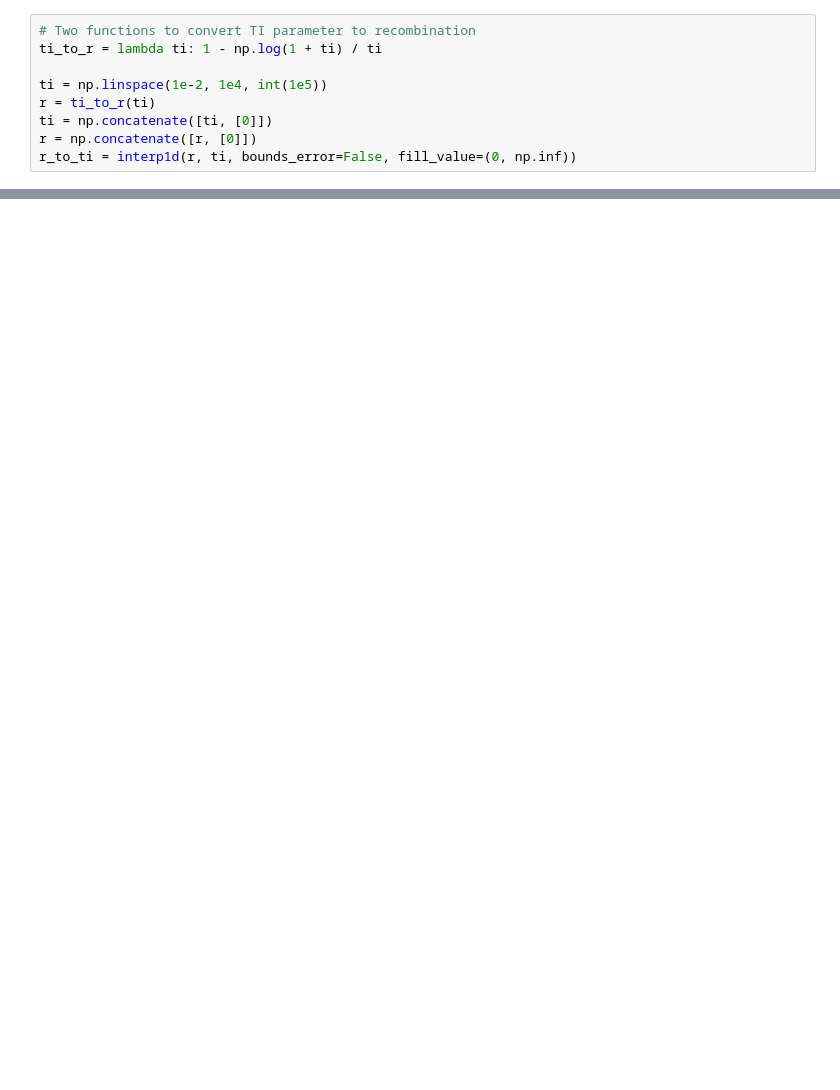
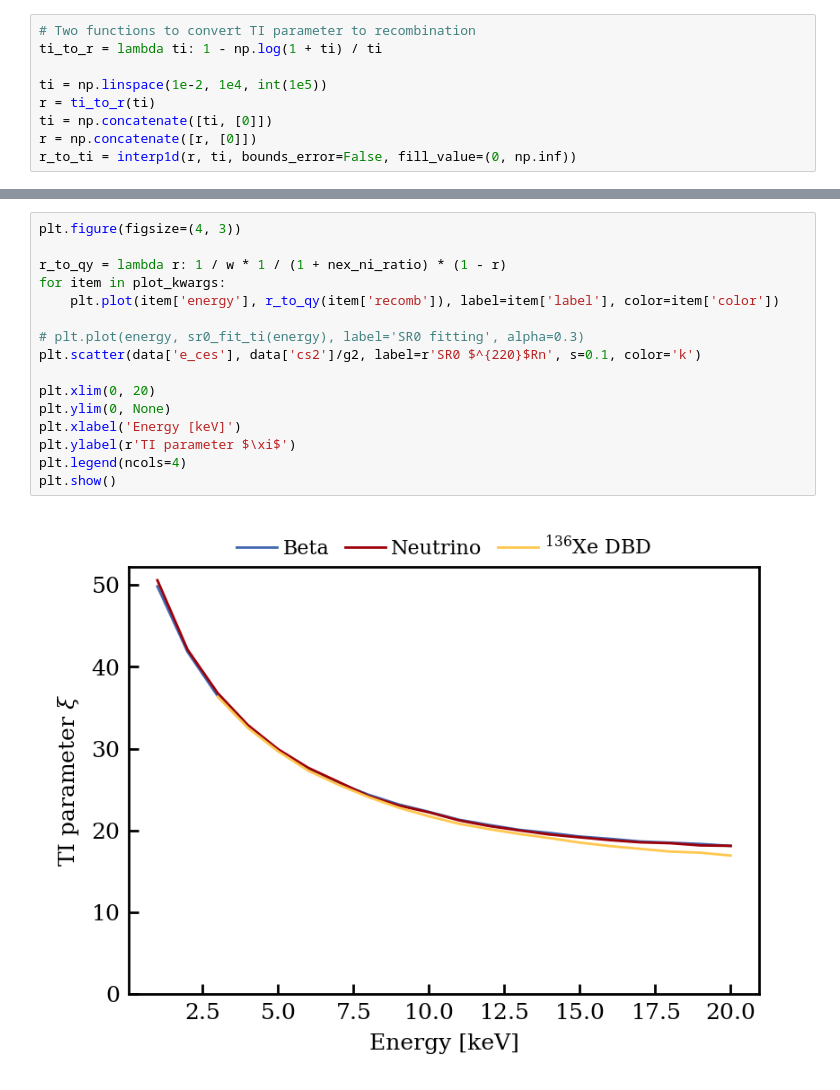
Before and after one commit to zihaoxu98/ERRecombStudy, a Jupyter notebook: python/get_recomb.ipynb, the cells around one changed output, grey strips where cells are left out. Saved outputs shown, nothing was run; the diff lists cells and outputs as text; blank space fills up the shorter version.

```diff
--- a/python/get_recomb.ipynb
+++ b/python/get_recomb.ipynb
@@ -119,0 +194,18 @@ plt.show()
+# %%
+plt.figure(figsize=(4, 3))
+
+r_to_qy = lambda r: 1 / w * 1 / (1 + nex_ni_ratio) * (1 - r)
+for item in plot_kwargs:
+    plt.plot(item['energy'], r_to_qy(item['recomb']), label=item['label'], color=item['color'])
+
+# plt.plot(energy, sr0_fit_ti(energy), label='SR0 fitting', alpha=0.3)
+plt.scatter(data['e_ces'], data['cs2']/g2, label=r'SR0 $^{220}$Rn', s=0.1, color='k')
+
+plt.xlim(0, 20)
+plt.ylim(0, None)
+plt.xlabel('Energy [keV]')
+plt.ylabel(r'TI parameter $\xi$')
+plt.legend(ncols=4)
+plt.show()
+# %% [output]
+[figure, added]
```
Also changed, not shown: parts of 7 cells of this notebook, 8 other files.
